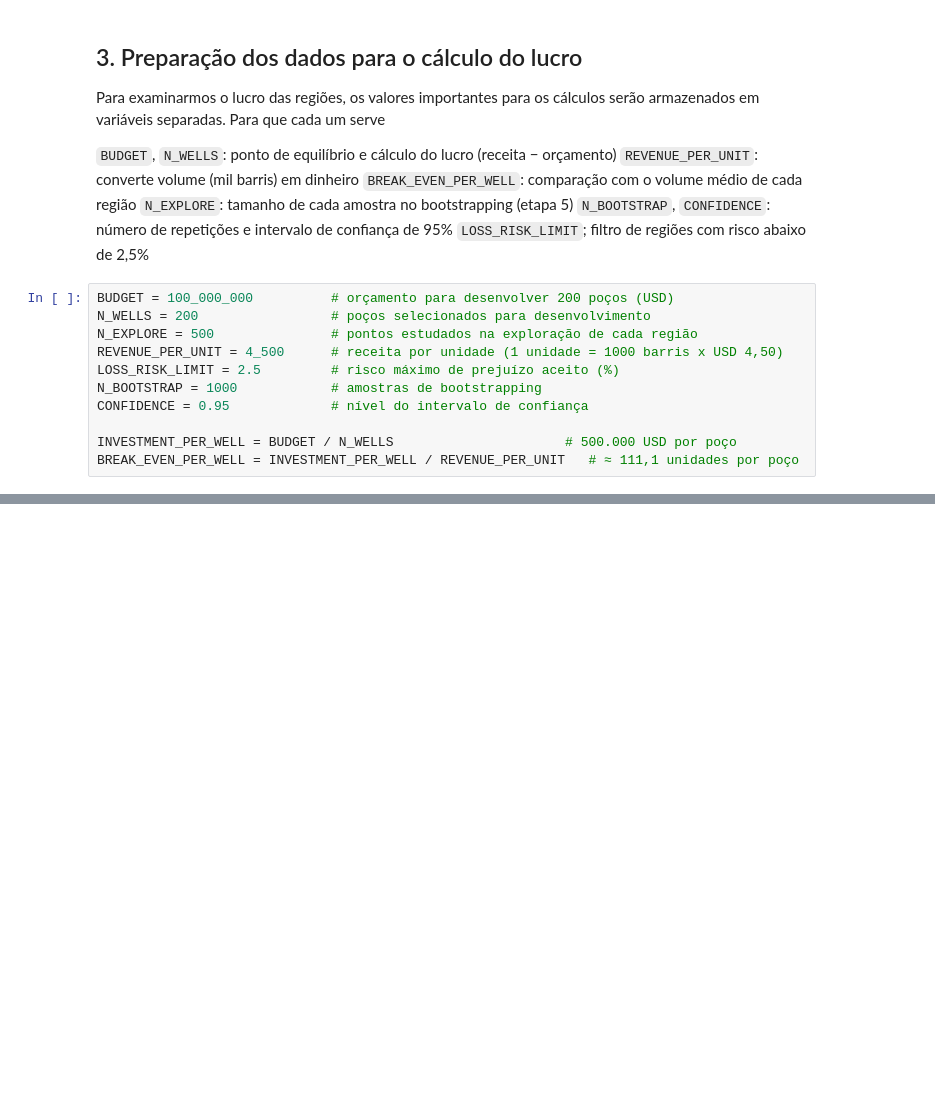
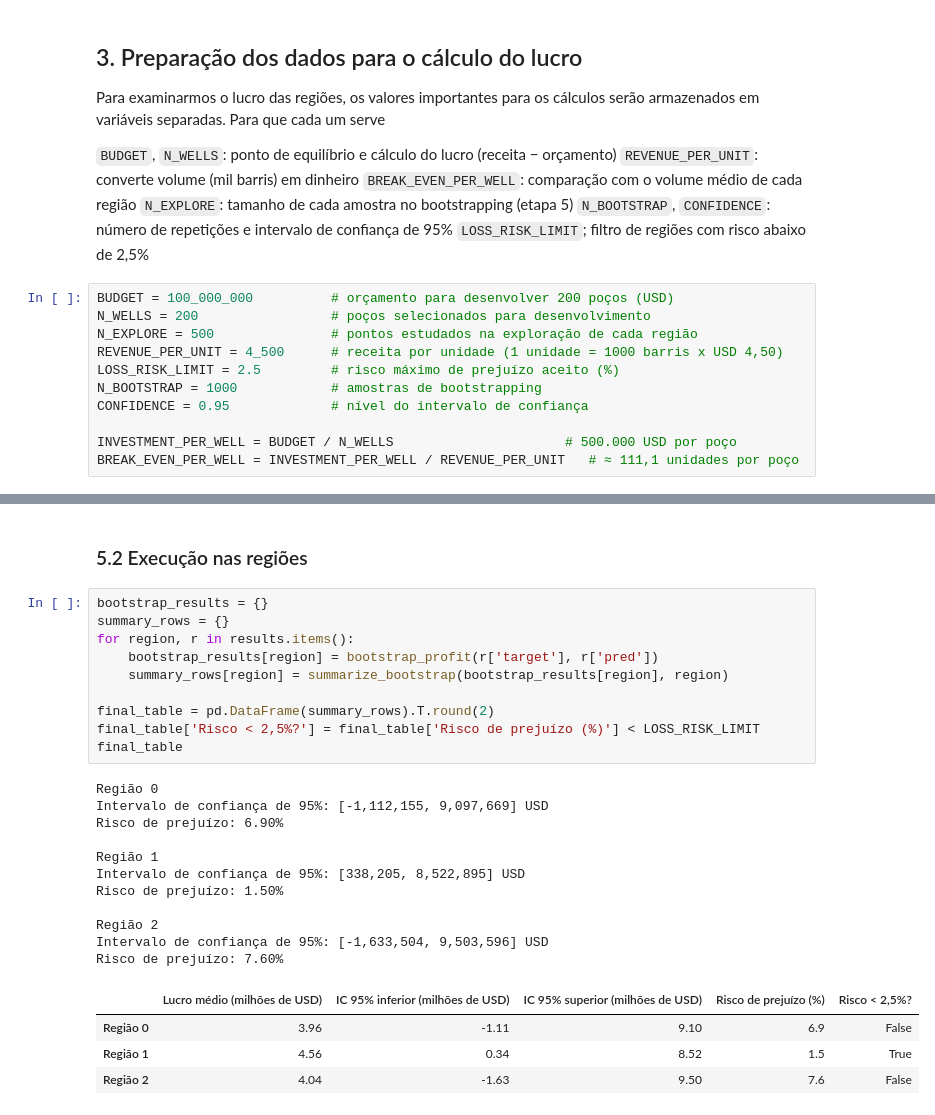
Before and after one commit to LarissaBotany/OilyGiant_s10_Project, a Jupyter notebook: Projeto_oilygiant_v0.ipynb, the cells around one changed output, grey strips where cells are left out. Saved outputs shown, nothing was run; the diff lists cells and outputs as text; blank space fills up the shorter version.

```diff
--- a/Projeto_oilygiant_v0.ipynb
+++ b/Projeto_oilygiant_v0.ipynb
@@ -414,0 +562,28 @@ Para que a receita de 200 poços cubra os 100 milhões de dólares, cada poço p
+# %% [markdown]
+### 5.2 Execução nas regiões
+# %%
+bootstrap_results = {}
+summary_rows = {}
+for region, r in results.items():
+    bootstrap_results[region] = bootstrap_profit(r['target'], r['pred'])
+    summary_rows[region] = summarize_bootstrap(bootstrap_results[region], region)
+
+final_table = pd.DataFrame(summary_rows).T.round(2)
+final_table['Risco < 2,5%?'] = final_table['Risco de prejuízo (%)'] < LOSS_RISK_LIMIT
+final_table
+# %% [output]
+Região 0
+Intervalo de confiança de 95%: [-1,112,155, 9,097,669] USD
+Risco de prejuízo: 6.90%
+
+Região 1
+Intervalo de confiança de 95%: [338,205, 8,522,895] USD
+Risco de prejuízo: 1.50%
+
+Região 2
+Intervalo de confiança de 95%: [-1,633,504, 9,503,596] USD
+Risco de prejuízo: 7.60%
+|  | Lucro médio (milhões de USD) | IC 95% inferior (milhões de USD) | IC 95% superior (milhões de USD) | Risco de prejuízo (%) | Risco < 2,5%? |
+| Região 0 | 3.96 | -1.11 | 9.10 | 6.9 | False |
+| Região 1 | 4.56 | 0.34 | 8.52 | 1.5 | True |
+| Região 2 | 4.04 | -1.63 | 9.50 | 7.6 | False |
```
Also changed, not shown: parts of 18 cells of this notebook, 2 other files.
